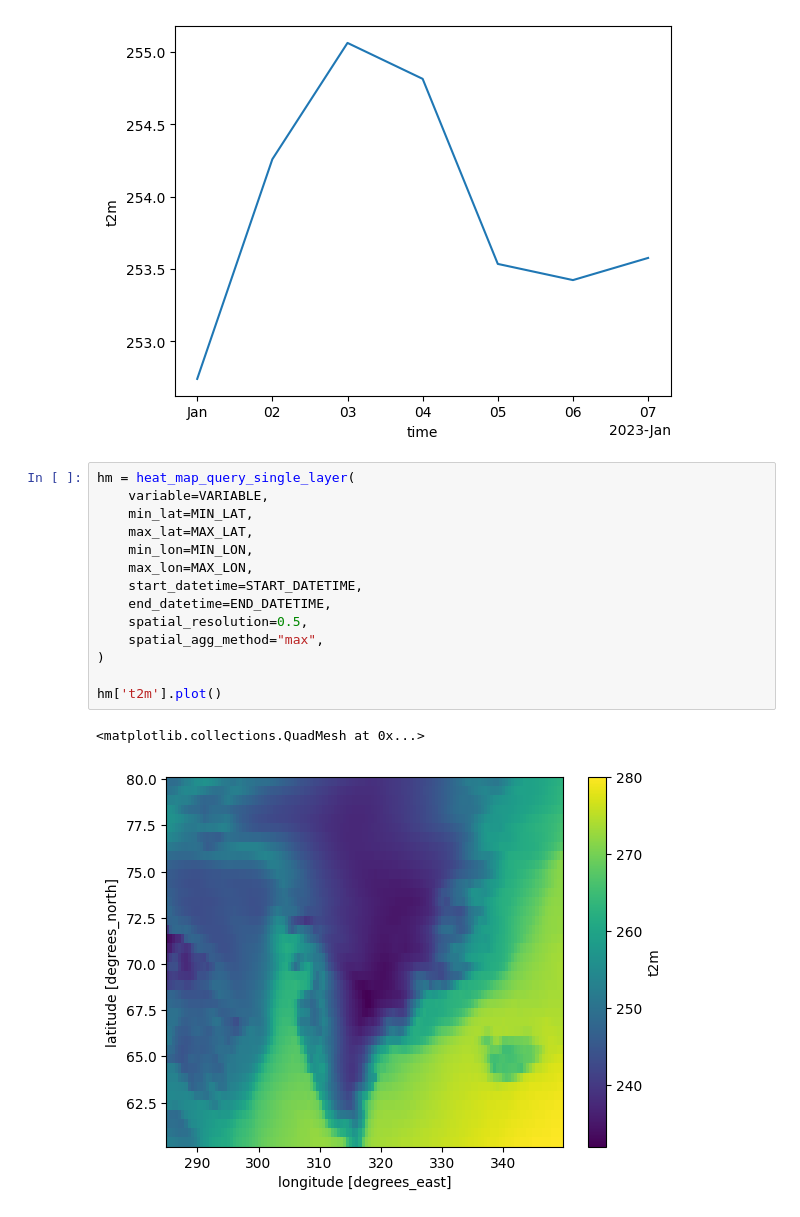
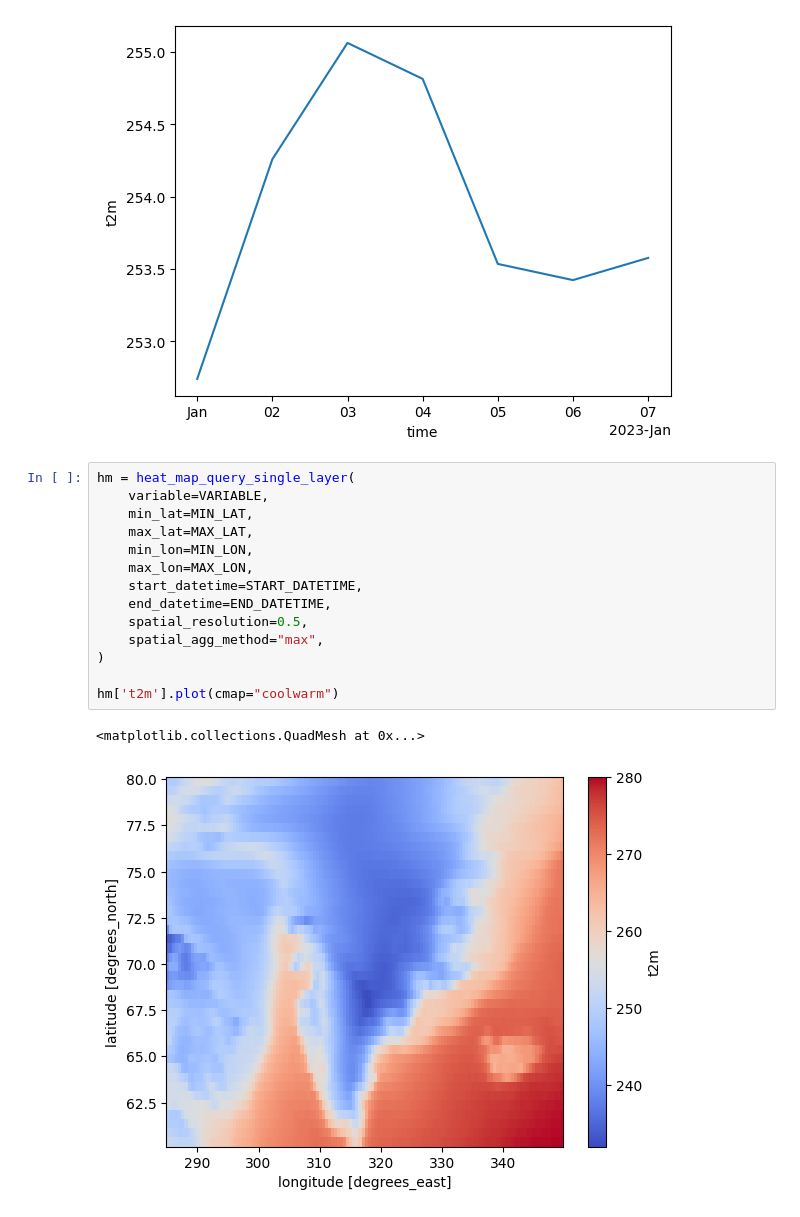
Before and after one commit to iharp2/iharp-main-query, a Jupyter notebook: src/example.ipynb, the cells around one changed output. Saved outputs shown, nothing was run; the diff lists cells and outputs as text.

```diff
--- a/src/example.ipynb
+++ b/src/example.ipynb
@@ -44,20 +44,20 @@ ts['t2m'].plot()
 # %%
 hm = heat_map_query_single_layer(
     variable=VARIABLE,
     min_lat=MIN_LAT,
     max_lat=MAX_LAT,
     min_lon=MIN_LON,
     max_lon=MAX_LON,
     start_datetime=START_DATETIME,
     end_datetime=END_DATETIME,
     spatial_resolution=0.5,
     spatial_agg_method="max",
 )
 
-hm['t2m'].plot()
+hm['t2m'].plot(cmap="coolwarm")
 # %% [output]
 <matplotlib.collections.QuadMesh at 0x...>
-[figure, old version]
+[figure, new version]
 # %%
 hmm = heat_map_query_multi_layer(
     variable=VARIABLE,
```
Also changed, not shown: parts of 2 cells of this notebook, 2 other files.
